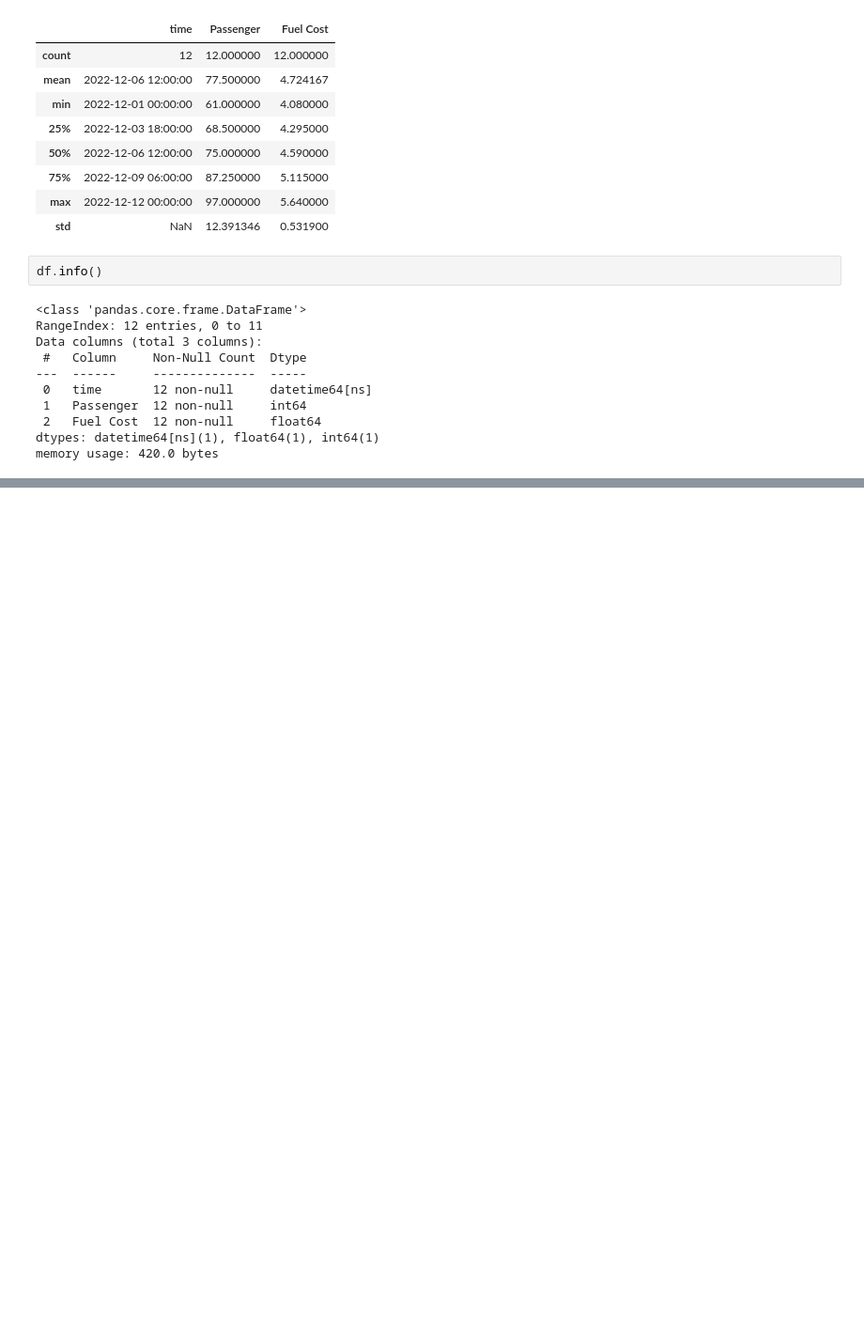
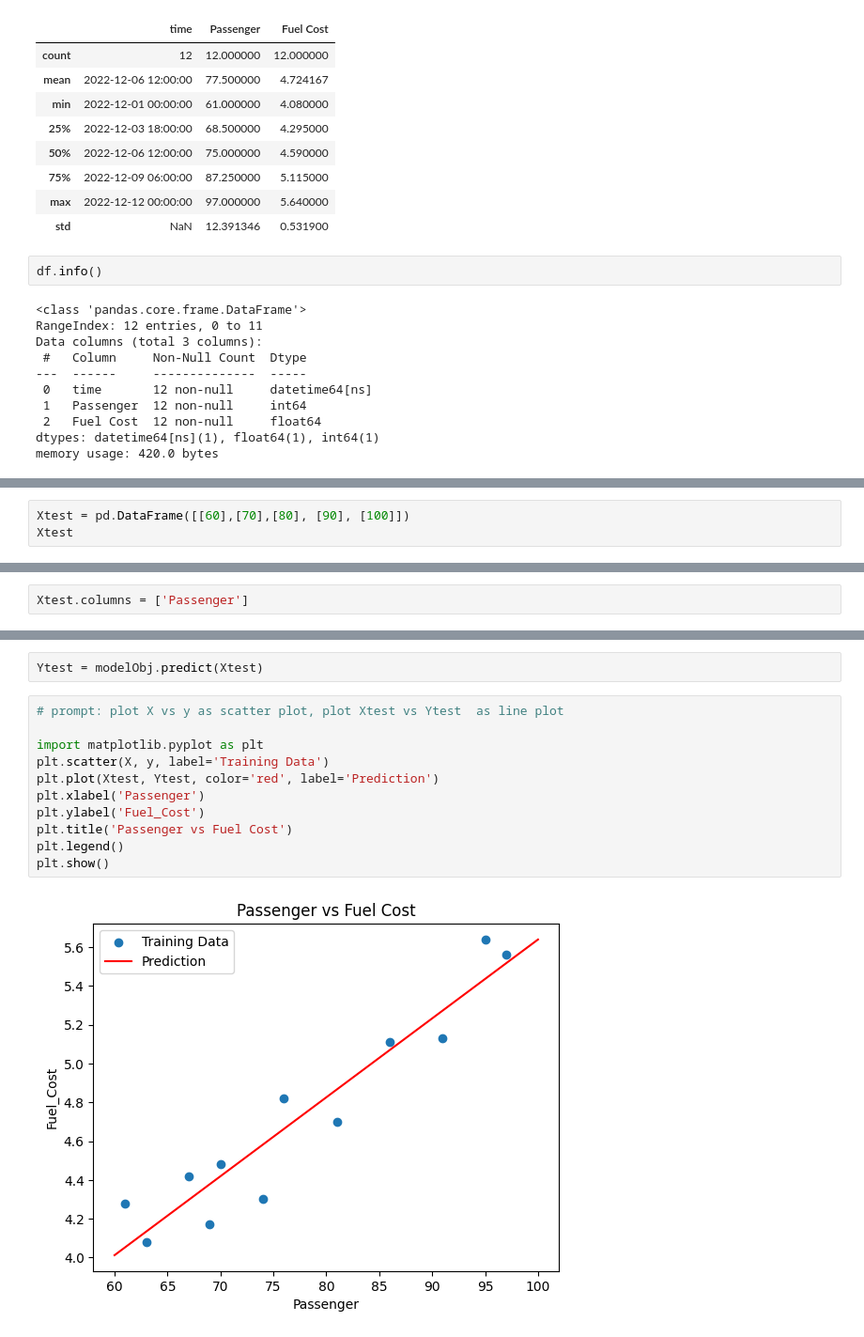
Before and after one commit to toche7/DSEssentials, a Jupyter notebook: Lab2LinearRegression.ipynb, the cells around one changed output, grey strips where cells are left out. Shown at 94% size. Cells and saved outputs as stored; diff of their text form; blank space fills up the shorter version.

```diff
--- a/Lab2LinearRegression.ipynb
+++ b/Lab2LinearRegression.ipynb
@@ -62,0 +204,3 @@ dtype: int64
+# %%
+Xtest = pd.DataFrame([[60],[70],[80], [90], [100]])
+Xtest
@@ -62,0 +214,2 @@ dtype: int64
+# %%
+Xtest.columns = ['Passenger']
@@ -62,0 +225,15 @@ dtype: int64
+# %%
+Ytest = modelObj.predict(Xtest)
+# %%
+# prompt: plot X vs y as scatter plot, plot Xtest vs Ytest  as line plot
+
+import matplotlib.pyplot as plt
+plt.scatter(X, y, label='Training Data')
+plt.plot(Xtest, Ytest, color='red', label='Prediction')
+plt.xlabel('Passenger')
+plt.ylabel('Fuel_Cost')
+plt.title('Passenger vs Fuel Cost')
+plt.legend()
+plt.show()
+# %% [output]
+[figure, added]
```
Also changed, not shown: parts of 47 cells of this notebook.
